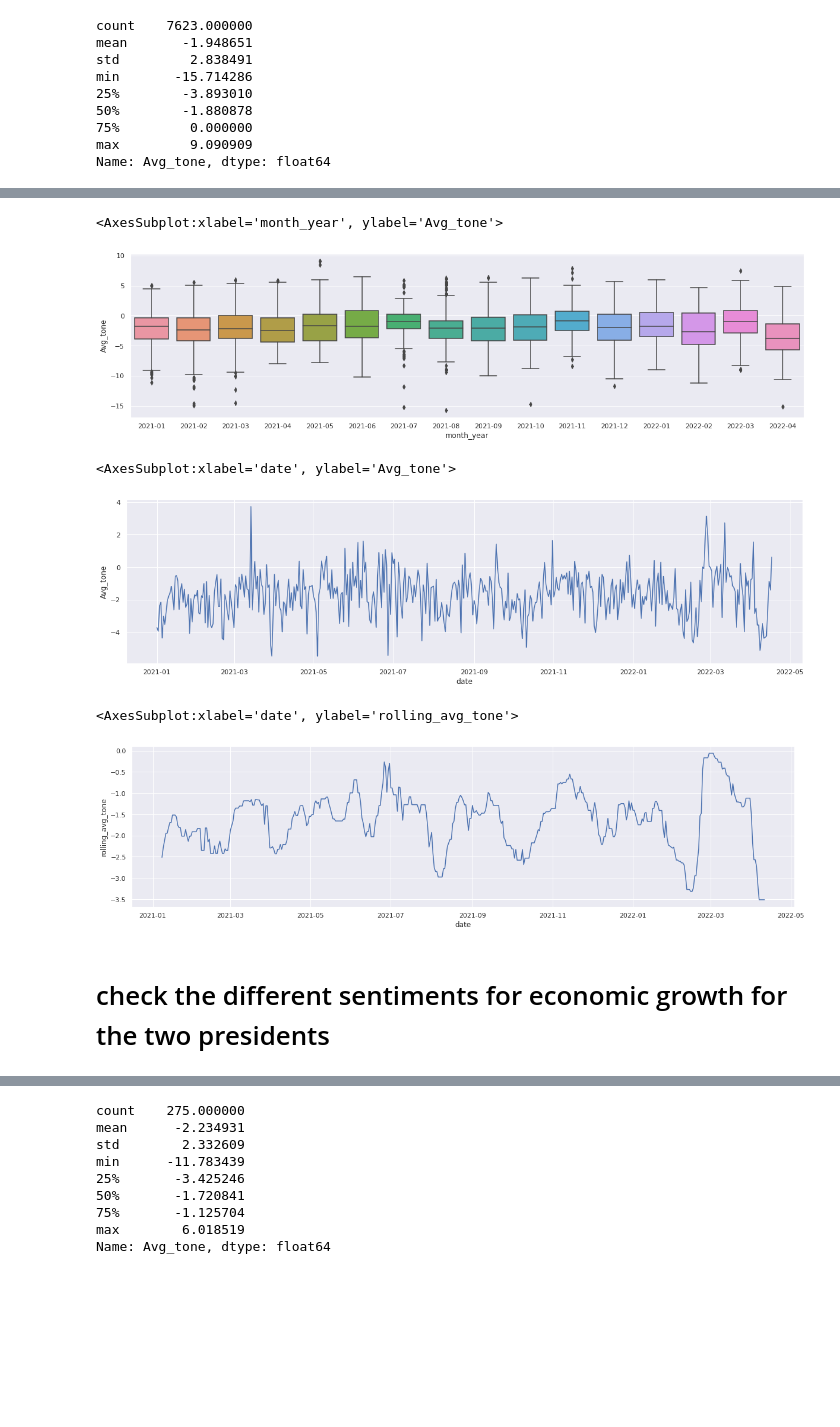
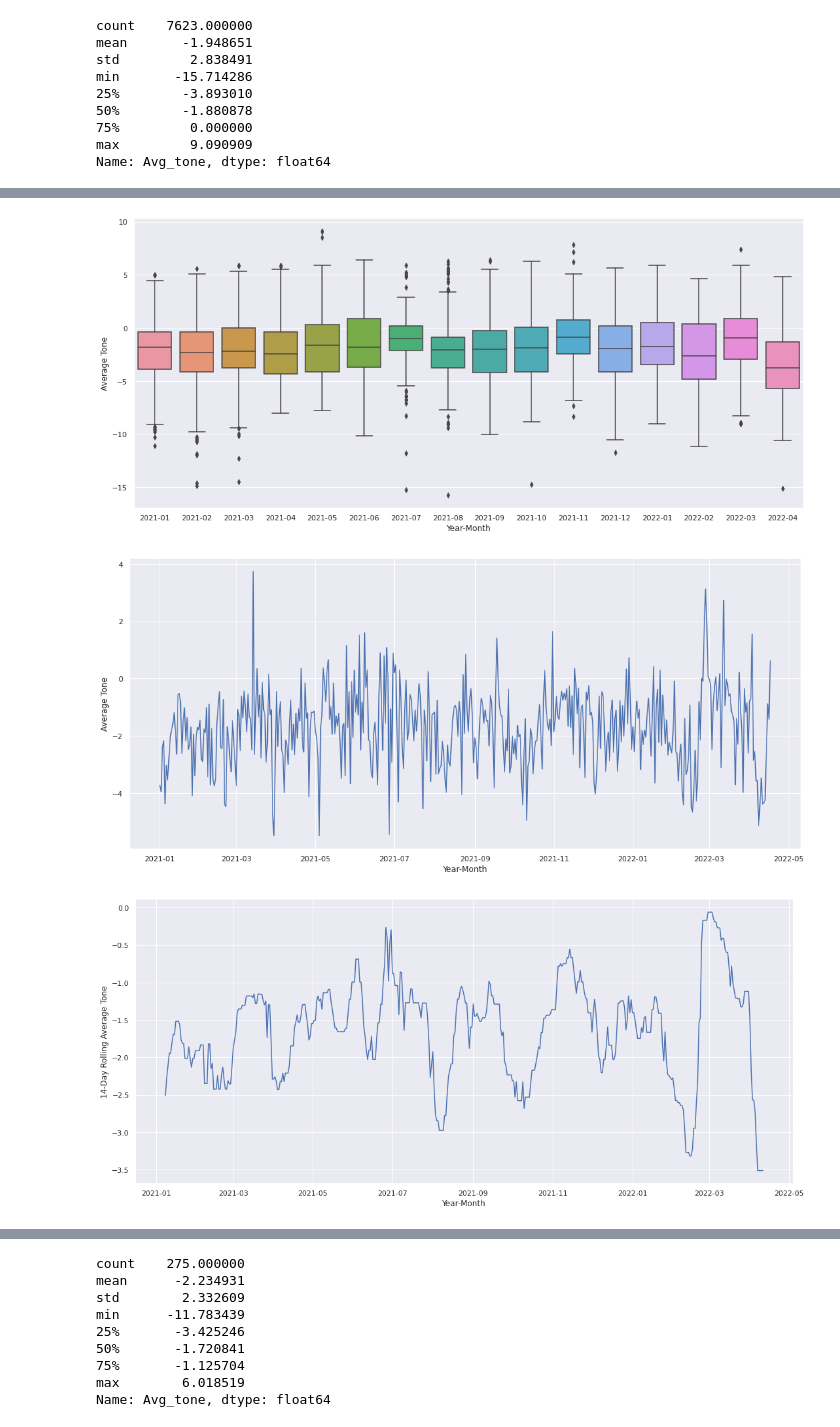
Before and after one commit to SitwalaM/nlp_gdelt_zambia_debt_analysis, a Jupyter notebook: notebooks/main_gdelt_zambia.ipynb, the cells around one changed output, grey strips where cells are left out. Saved outputs shown, nothing was run; the diff lists cells and outputs as text; code cells hidden in the pictures; blank space fills up the shorter version.

```diff
--- a/notebooks/main_gdelt_zambia.ipynb
+++ b/notebooks/main_gdelt_zambia.ipynb
@@ -114,0 +104,4 @@ data.head()
+# %%
+
+data = pd.read_parquet('zambia_full_year.parquet.gzip')
+data.head()
@@ -206,0 +207,5 @@ sns.displot(df.Avg_tone)
+# %%
+sns.set()
+ax = sns.displot(df.Avg_tone)
+plt.xlabel("Average Tone")
+plt.savefig("../images/tone_dist.png")
@@ -207,21 +214,25 @@ sns.displot(df.Avg_tone)
 # %%
 sns.set()
-fig, ax = plt.subplots(figsize=(20,5))
-sns.boxplot(x="month_year", y="Avg_tone", data=df.sort_values(by="month_year"))
+fig, ax = plt.subplots(figsize=(18,8))
+sns.boxplot(x="month_year", y="Avg_tone", data=df.sort_values(by="month_year"), ax = ax)
+plt.xlabel("Year-Month")
+plt.ylabel("Average Tone")
+plt.savefig("../images/tone_boxplots.png")
 # %% [output]
-<AxesSubplot:xlabel='month_year', ylabel='Avg_tone'>
-[figure, old version]
+[figure, new version]
 # %%
-fig, ax = plt.subplots(figsize=(20,5))
-sns.lineplot(x=grouped_date.date, y=grouped_date.Avg_tone)
+fig, ax = plt.subplots(figsize=(18,8))
+sns.lineplot(x=grouped_date.date, y=grouped_date.Avg_tone, ax = ax)
+plt.xlabel("Year-Month")
+plt.ylabel("Average Tone")
+plt.savefig("../images/tone_time.png")
 # %% [output]
-<AxesSubplot:xlabel='date', ylabel='Avg_tone'>
-[figure, old version]
+[figure, new version]
 # %%
-fig, ax = plt.subplots(figsize=(20,5))
+fig, ax = plt.subplots(figsize=(18,8))
 sns.lineplot(x=df_shifted.date, y=df_shifted.rolling_avg_tone)
+plt.xlabel("Year-Month")
+plt.ylabel("14-Day Rolling Average Tone")
+plt.savefig("../images/tone_time_rolling.png")
 # %% [output]
-<AxesSubplot:xlabel='date', ylabel='rolling_avg_tone'>
-[figure, old version]
+[figure, new version]
-# %% [markdown]
-# check the different sentiments for economic growth for the two presidents
```
Also changed, not shown: parts of 34 cells of this notebook.
